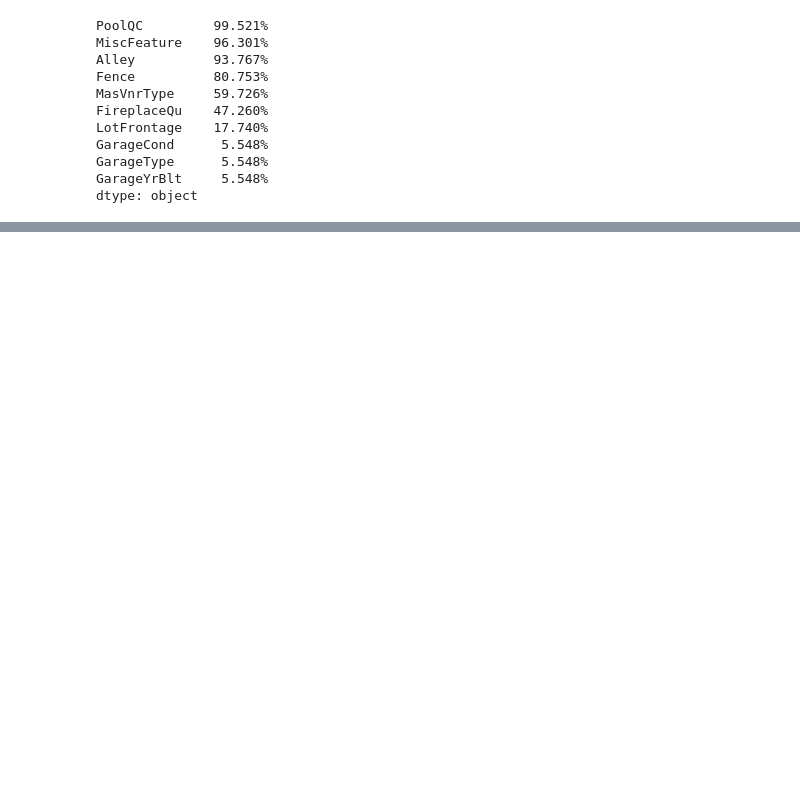
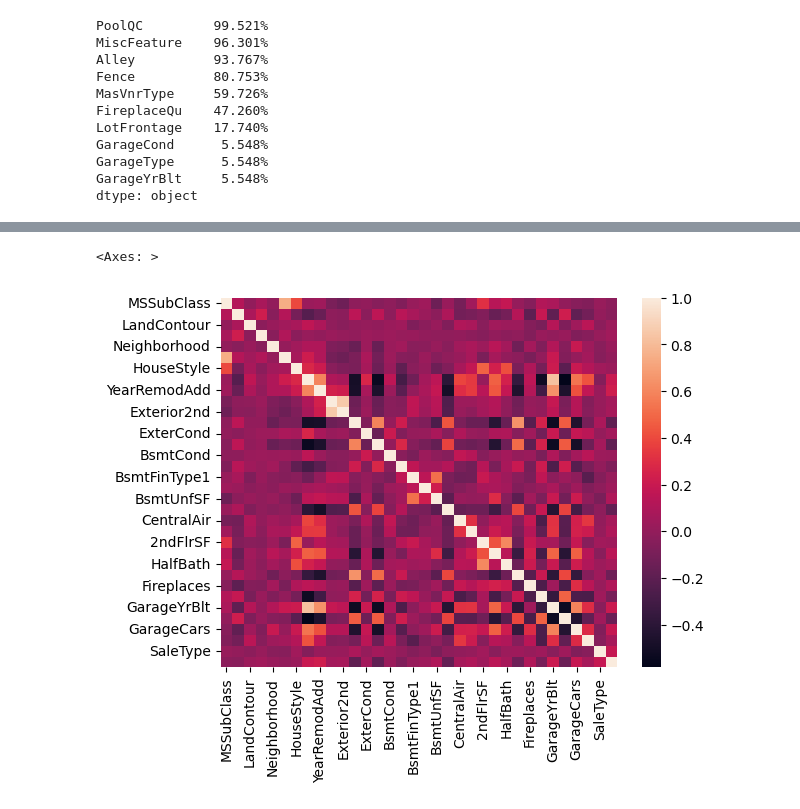
Before and after one commit to Marcin59/Data_Mining_Project, a Jupyter notebook: Feature_Selection.ipynb, the cells around one changed output, grey strips where cells are left out. Cells and saved outputs as stored; diff of their text form; code cells hidden in the pictures; blank space fills up the shorter version.

```diff
--- a/Feature_Selection.ipynb
+++ b/Feature_Selection.ipynb
@@ -35,0 +68,3 @@ variance.sort_values().plot(kind="bar")
+# %%
+X_train, removed_columns = remove_low_variance_columns(X_train, 0.03)
+removed_columns
@@ -35,0 +94,5 @@ variance.sort_values().plot(kind="bar")
+# %%
+sns.heatmap(X_train.corr())
+# %% [output]
+<Axes: >
+[figure, added]
```
Also changed, not shown: parts of 8 cells of this notebook, 5 other files.
